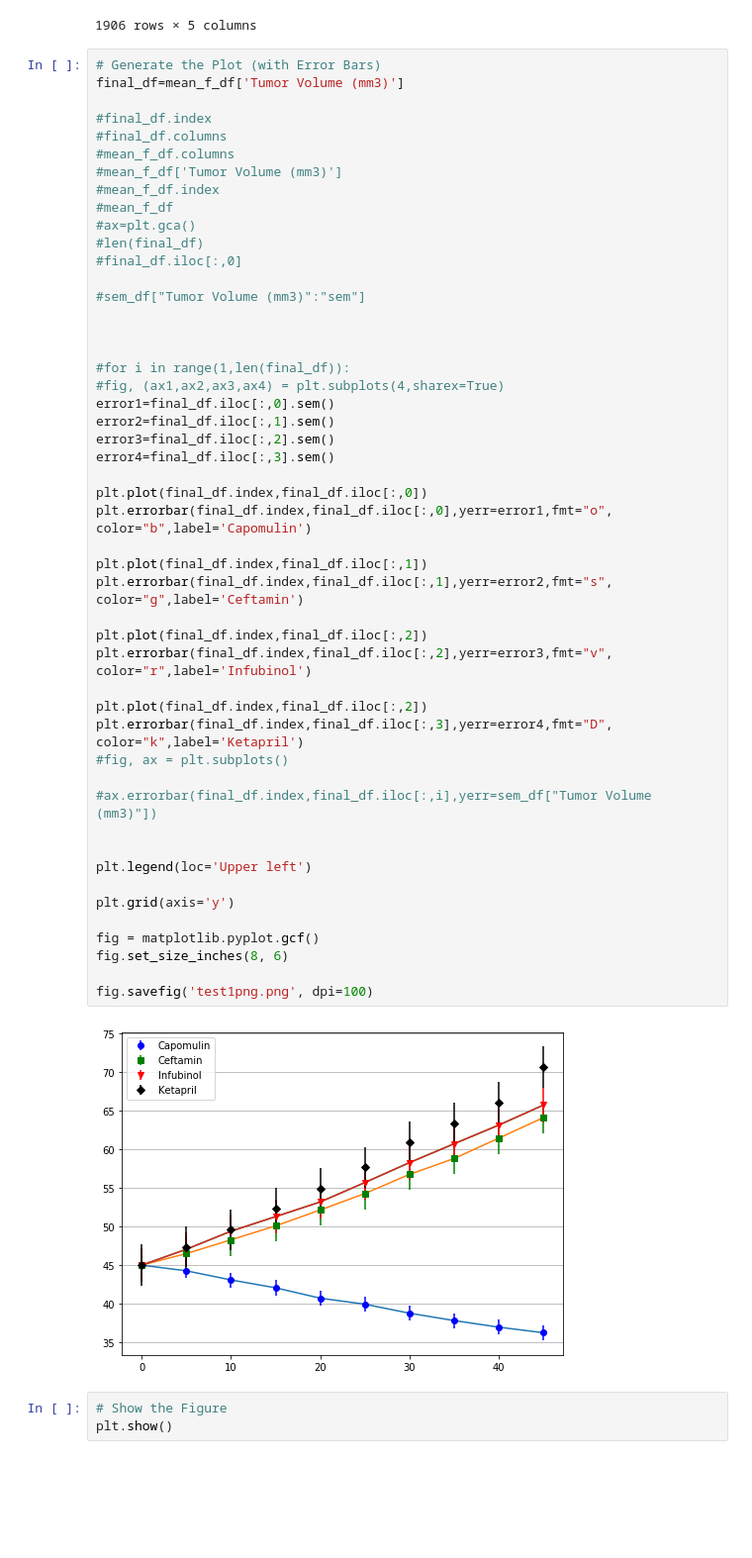
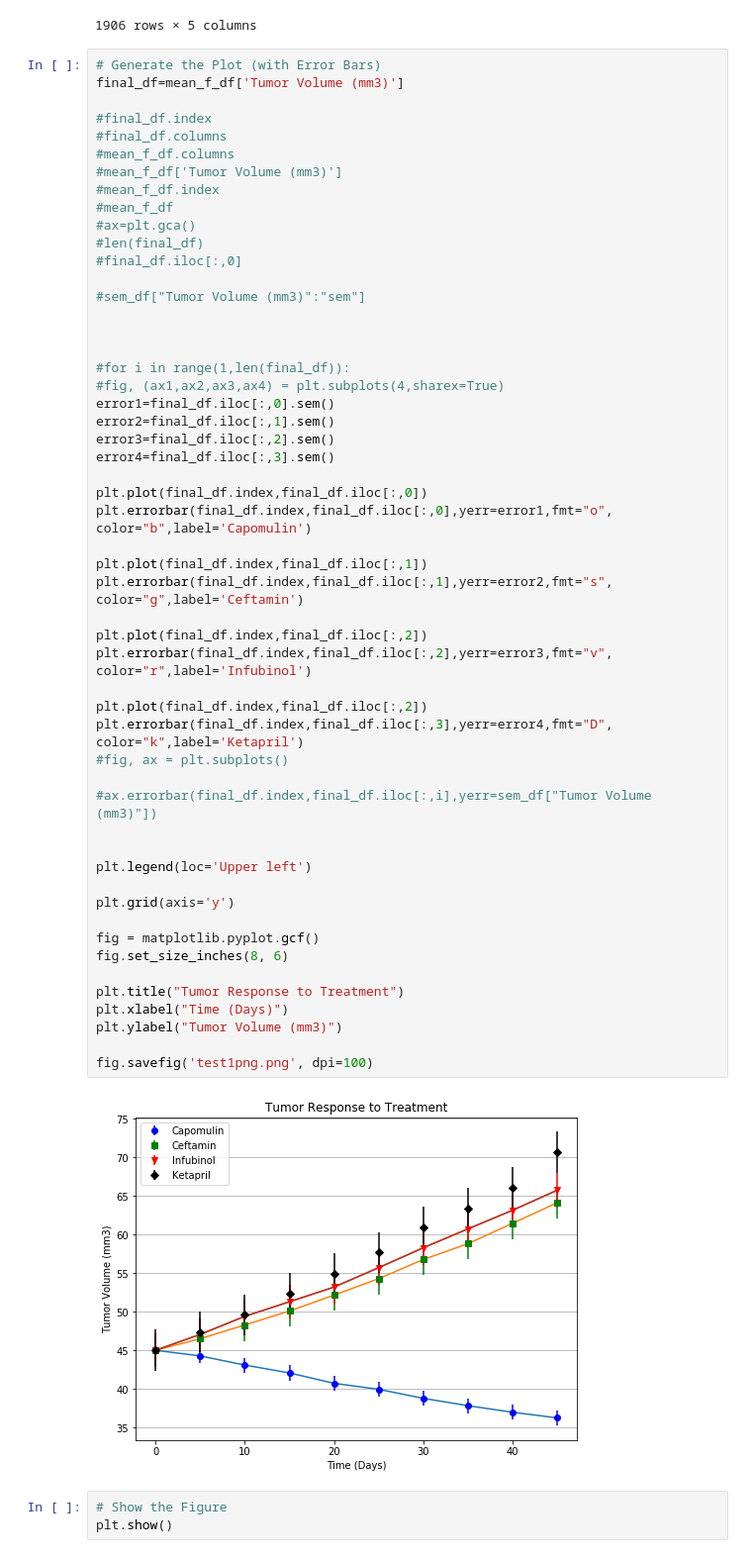
Before and after one commit to maheshdivan/matplotlib-challenge, a Jupyter notebook: Pymaceuticals/pymaceuticals_starter.ipynb, the cells around one changed output. Shown: that part at 99% size. Cells and saved outputs as stored; diff of their text form; blank space fills up the shorter version.

```diff
--- a/Pymaceuticals/pymaceuticals_starter.ipynb
+++ b/Pymaceuticals/pymaceuticals_starter.ipynb
@@ -135,34 +135,38 @@ final_df=mean_f_df['Tumor Volume (mm3)']
 error1=final_df.iloc[:,0].sem()
 error2=final_df.iloc[:,1].sem()
 error3=final_df.iloc[:,2].sem()
 error4=final_df.iloc[:,3].sem()
 
 plt.plot(final_df.index,final_df.iloc[:,0])
 plt.errorbar(final_df.index,final_df.iloc[:,0],yerr=error1,fmt="o", color="b",label='Capomulin')
 
 plt.plot(final_df.index,final_df.iloc[:,1])
 plt.errorbar(final_df.index,final_df.iloc[:,1],yerr=error2,fmt="s", color="g",label='Ceftamin')
 
 plt.plot(final_df.index,final_df.iloc[:,2])
 plt.errorbar(final_df.index,final_df.iloc[:,2],yerr=error3,fmt="v", color="r",label='Infubinol')
 
 plt.plot(final_df.index,final_df.iloc[:,2])
 plt.errorbar(final_df.index,final_df.iloc[:,3],yerr=error4,fmt="D", color="k",label='Ketapril')
 #fig, ax = plt.subplots()
 
 #ax.errorbar(final_df.index,final_df.iloc[:,i],yerr=sem_df["Tumor Volume (mm3)"])
 
 
 plt.legend(loc='Upper left')
 
 plt.grid(axis='y')
 
 fig = matplotlib.pyplot.gcf()
 fig.set_size_inches(8, 6)
 
+plt.title("Tumor Response to Treatment")
+plt.xlabel("Time (Days)")
+plt.ylabel("Tumor Volume (mm3)")
+
 fig.savefig('test1png.png', dpi=100)
 # %% [output]
-[figure, old version]
+[figure, new version]
 # %%
 # Show the Figure
 plt.show()
```
Also changed, not shown: parts of 3 cells of this notebook, 4 other files.
